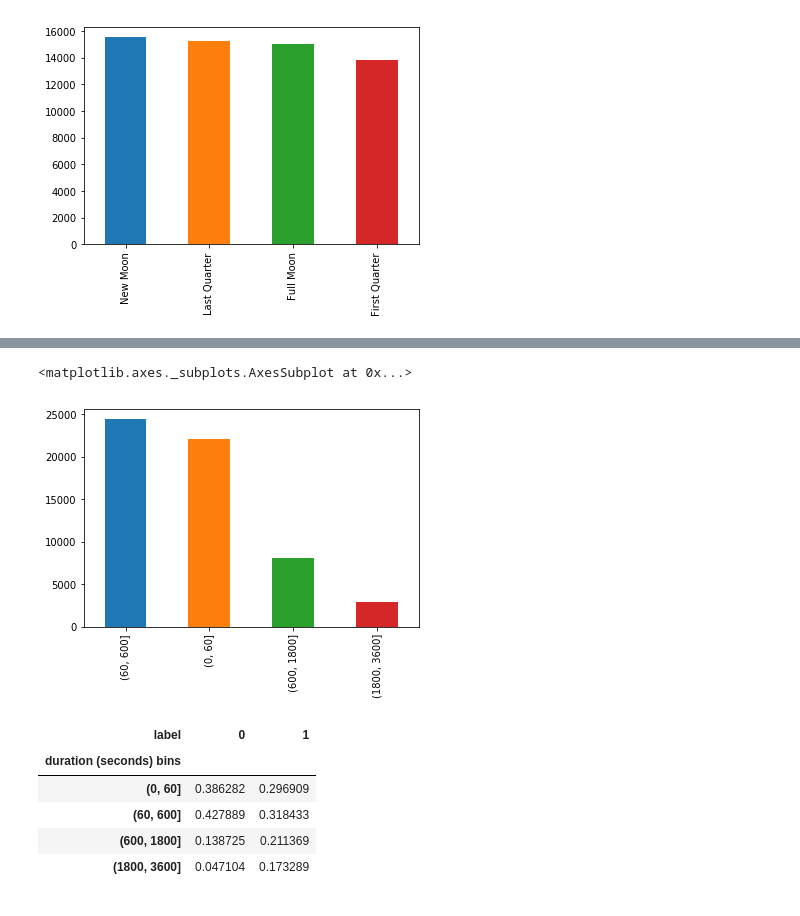
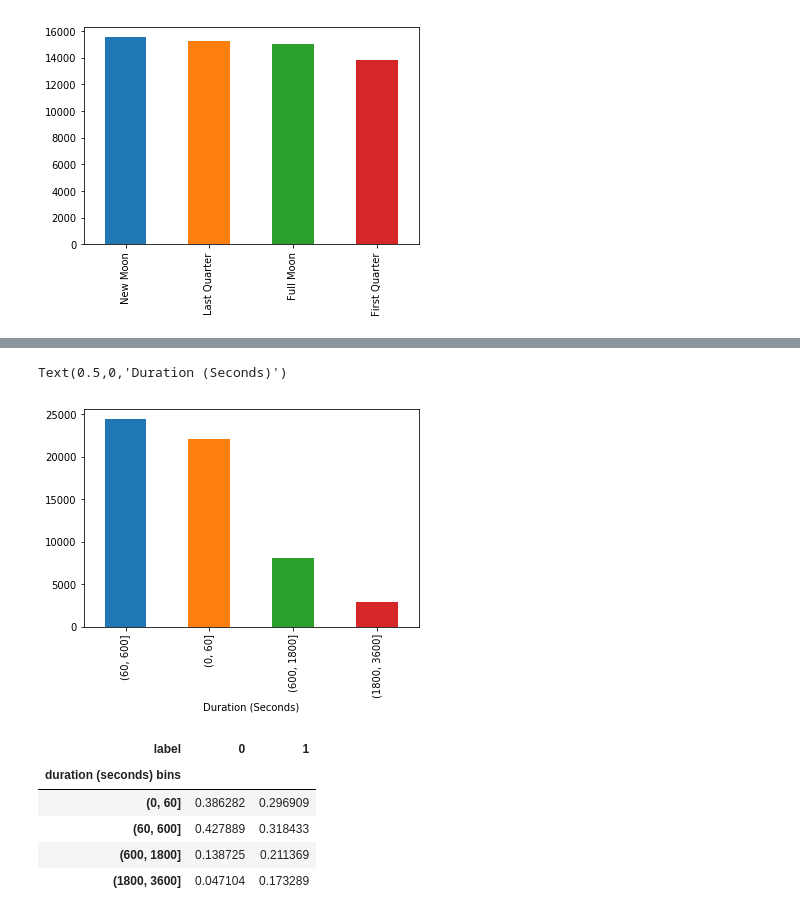
Before and after one commit to Preetikasri/UFO-Sightings-Analysis, a Jupyter notebook: notebook/Random Forest.ipynb, the cells around one changed output, grey strips where cells are left out. Saved outputs shown, nothing was run; the diff lists cells and outputs as text; code cells hidden in the pictures.

```diff
--- a/notebook/Random Forest.ipynb
+++ b/notebook/Random Forest.ipynb
@@ -70,10 +75,11 @@ df['Proximity to USAFB bins'].value_counts().plot(kind='bar')
 # %%
 bins=[0,60,600,1800,3600]
 df['duration (seconds) bins'] = pd.cut(df['duration (seconds)'],bins)
 df['duration (seconds) bins'].value_counts().plot(kind='bar')
+xlabel("Duration (Seconds)")
 # %% [output]
-<matplotlib.axes._subplots.AxesSubplot at 0x...>
+Text(0.5,0,'Duration (Seconds)')
-[figure, old version]
+[figure, new version]
 # %%
 duration_label_heat = pd.crosstab(df['duration (seconds) bins'],df['label'])
 total_label = duration_label_heat.apply(sum)
```
Also changed, not shown: parts of 6 cells of this notebook, 1 other file.
